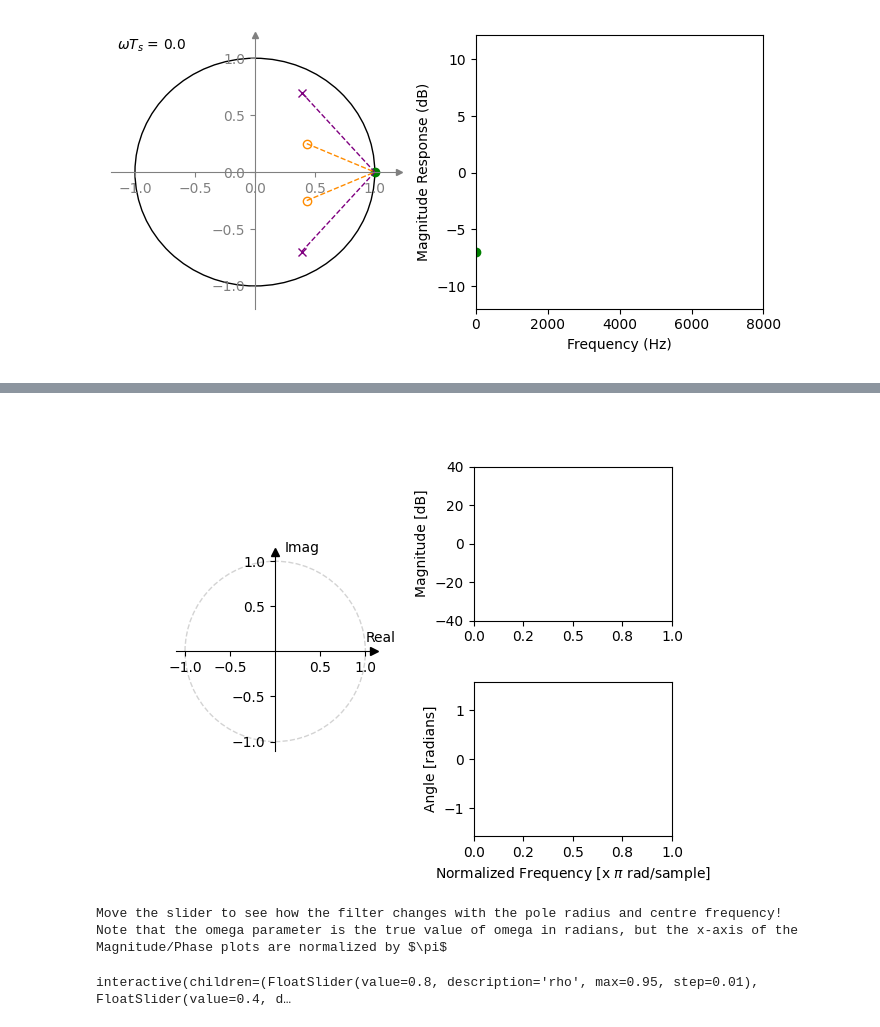
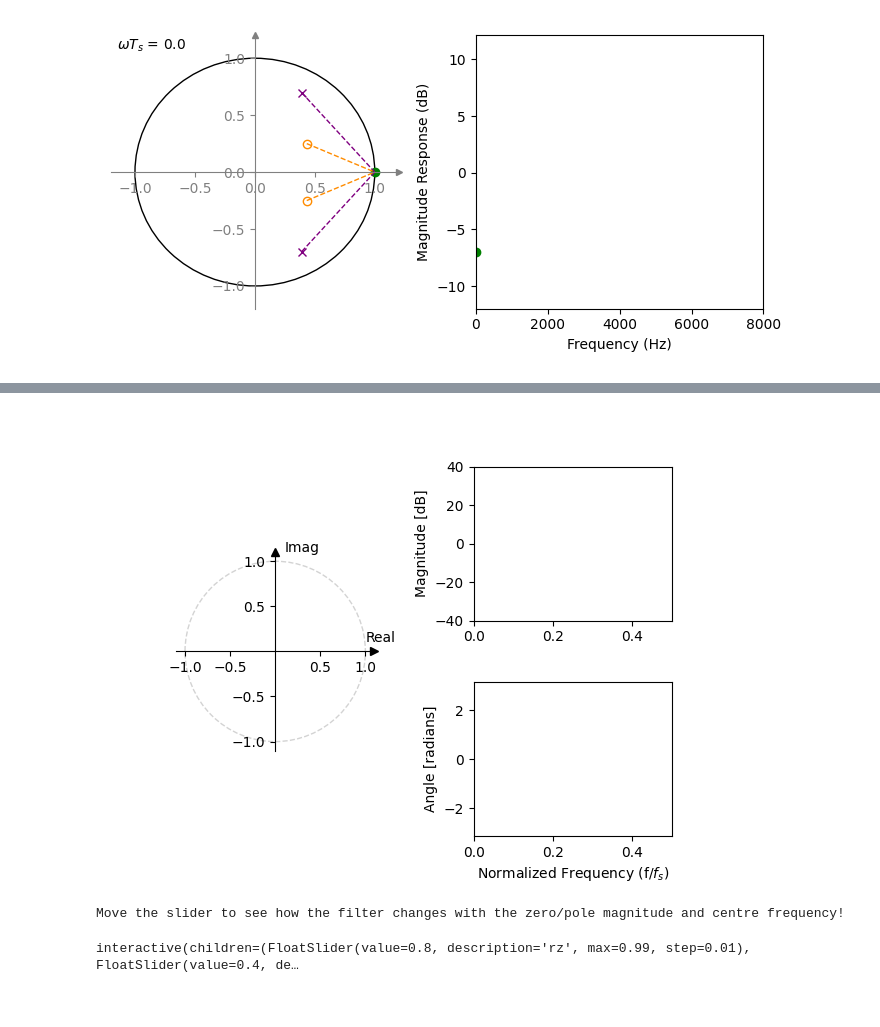
Before and after one commit to randyaliased/acspjbook, a Jupyter notebook: book/dasp/04_Z_domain.ipynb, the cells around one changed output, grey strips where cells are left out. Drawn from its saved outputs; the diff is of its cells as text; code cells hidden in the pictures.

```diff
--- a/book/dasp/04_Z_domain.ipynb
+++ b/book/dasp/04_Z_domain.ipynb
@@ -545,17 +545,17 @@ axes["top left"].text(0.1,1.1,'Imag');
 lineMag, = axes["top centre"].plot([], [], 'k')
 axes["top centre"].set_ylabel('Magnitude [dB]', color='k')
 axes["top centre"].xaxis.set_major_formatter(FormatStrFormatter('%.1f'))
-axes["top centre"].set_xlim([0, 1])
+axes["top centre"].set_xlim([0, 0.5])
 axes["top centre"].set_ylim([-50, 50])
 
 
 # angles = np.unwrap(np.angle(h))
 linePh, = axes["bottom centre"].plot([], [], 'k')
 axes["bottom centre"].set_ylabel('Phase [radians]', color='k')
-axes["bottom centre"].set_xlabel('Normalized Frequency [x $\pi$ rad/sample]')
+axes["bottom centre"].set_xlabel('Normalized Frequency (f/$f_s$)')
 axes["bottom centre"].xaxis.set_major_formatter(FormatStrFormatter('%.1f'))
 axes["bottom centre"].set_ylim([-np.pi, np.pi])
-axes["bottom centre"].set_xlim([0, 1])
+axes["bottom centre"].set_xlim([0, 0.5])
 # axes["bottom centre"].axis('tight')
 plt.show()
 
@@ -578,7 +578,7 @@ def update(rz = 0.8, rp = 0.95, thetaz=np.pi/4, thetap = np.pi/4):
     # FREQZ to get magnitude and phase
     w, h = signal.freqz(b,a)
     Mag = 20 * np.log10(abs(h))
-    freq_axis = w/np.pi
+    freq_axis = w/(2*np.pi)
     angles = np.unwrap(np.angle(h))
 
     # Get the poles and zeros
@@ -592,6 +592,5 @@ def update(rz = 0.8, rp = 0.95, thetaz=np.pi/4, thetap = np.pi/4):
     t2.set_data(p.real, p.imag)
 
 print('Move the slider to see how the filter changes with the positions of the poles and zeros!')
-print('Note that the omega parameter is the true value of omega in radians, but the x-axis of the Magnitude/Phase plots are normalized by $\pi$')
 interact(update, rz = (0,0.995,0.001), rp = (0,0.995,0.001), thetaz=(0,np.pi,np.pi/16), thetap=(0,np.pi,np.pi/16));
 # %% [output]
@@ -664,56 +682,54 @@ axes["top left"].text(0.1,1.1,'Imag');
 lineMag, = axes["top centre"].plot([], [], 'k')
 axes["top centre"].set_ylabel('Magnitude [dB]', color='k')
 axes["top centre"].xaxis.set_major_formatter(FormatStrFormatter('%.1f'))
-axes["top centre"].set_xlim([0, 1])
+axes["top centre"].set_xlim([0, 0.5])
 axes["top centre"].set_ylim([-40, 40])
 
 
 # angles = np.unwrap(np.angle(h))
 linePh, = axes["bottom centre"].plot([], [], 'k')
 axes["bottom centre"].set_ylabel('Angle [radians]', color='k')
-axes["bottom centre"].set_xlabel('Normalized Frequency [x $\pi$ rad/sample]')
+axes["bottom centre"].set_xlabel('Normalized Frequency (f/$f_s$)')
 axes["bottom centre"].xaxis.set_major_formatter(FormatStrFormatter('%.1f'))
-axes["bottom centre"].set_ylim([-np.pi/2, np.pi/2])
-axes["bottom centre"].set_xlim([0, 1])
+axes["bottom centre"].set_ylim([-np.pi, np.pi])
+axes["bottom centre"].set_xlim([0, 0.5])
 # axes["bottom centre"].axis('tight')
 plt.show()
 
 # Create the interactive plot
-def update(rho = 0.8, zeta = 0.4, omega=np.pi/4):
+def update(rz = 0.8, rp = 0.4, theta_o=np.pi/4):
 
     fig.canvas.draw_idle()
 
-    b1 = -2*zeta*np.cos(omega)
-    b2 = zeta**2
-    a1 = -2*rho*np.cos(omega)
-    a2 = rho**2
+    b1 = -2*rz*np.cos(theta_o)
+    b2 = rz**2
+    a1 = -2*rp*np.cos(theta_o)
+    a2 = rp**2
     bo = 1; ao = 1;
 
     b =[bo,b1,b2]
     a =[ao, a1, a2]
 
 
     # FREQZ to get magnitude and phase
     w, h = signal.freqz(b,a)
     Mag = 20 * np.log10(abs(h))
-    freq_axis = w/np.pi
+    freq_axis = w/(2*np.pi)
     angles = np.unwrap(np.angle(h))
 
     # Get the poles and zeros
     p = np.roots(a)
     z = np.roots(b)
 
 
     lineMag.set_data(freq_axis, Mag)
     linePh.set_data(freq_axis, angles)
     t1.set_data(z.real, z.imag)
     t2.set_data(p.real, p.imag)
 
-print('Move the slider to see how the filter changes with the pole radius and centre frequency!')
-print('Note that the omega parameter is the true value of omega in radians, but the x-axis of the Magnitude/Phase plots are normalized by $\pi$')
-interact(update, rho = (0,0.95,0.01), zeta = (0,0.95,0.01), omega=(0,np.pi,np.pi/16));
+print('Move the slider to see how the filter changes with the zero/pole magnitude and centre frequency!')
+interact(update, rz = (0,0.99,0.01), rp = (0,0.99,0.01), theta_o=(0,np.pi,np.pi/16));
 # %% [output]
-[figure, old version]
+[figure, new version]
-Move the slider to see how the filter changes with the pole radius and centre frequency!
-Note that the omega parameter is the true value of omega in radians, but the x-axis of the Magnitude/Phase plots are normalized by $\pi$
+Move the slider to see how the filter changes with the zero/pole magnitude and centre frequency!
-interactive(children=(FloatSlider(value=0.8, description='rho', max=0.95, step=0.01), FloatSlider(value=0.4, d…
+interactive(children=(FloatSlider(value=0.8, description='rz', max=0.99, step=0.01), FloatSlider(value=0.4, de…
```
Also changed, not shown: parts of 4 cells of this notebook.
